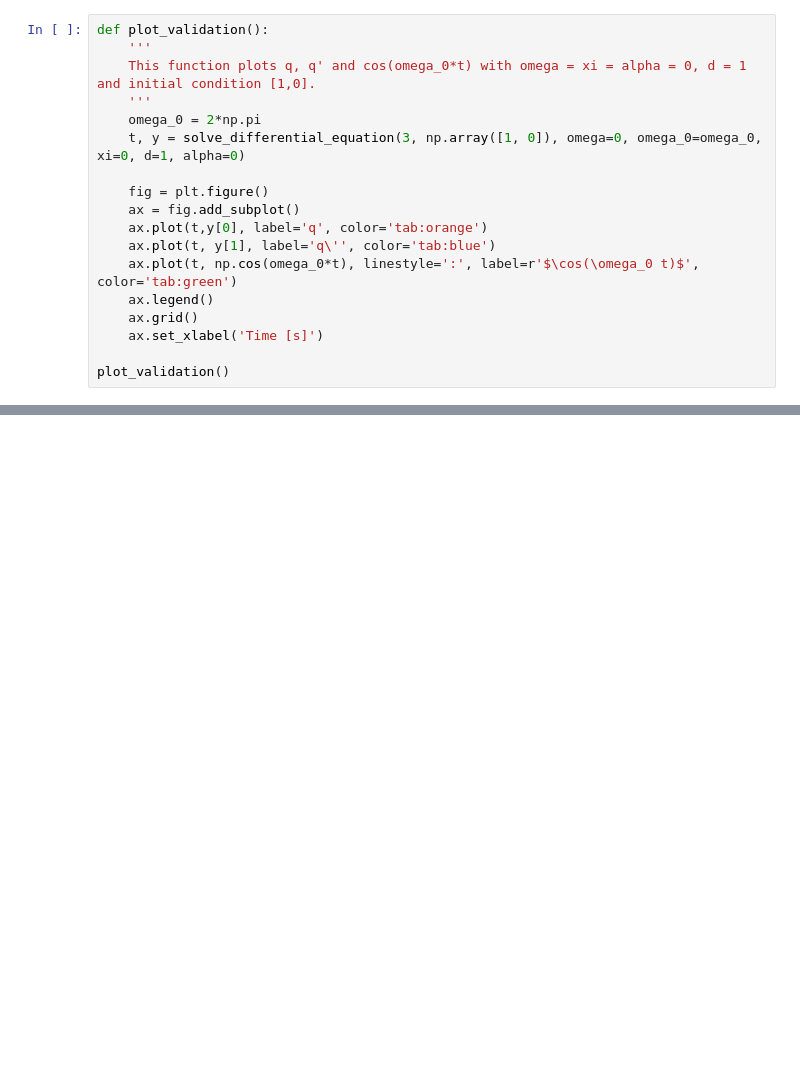
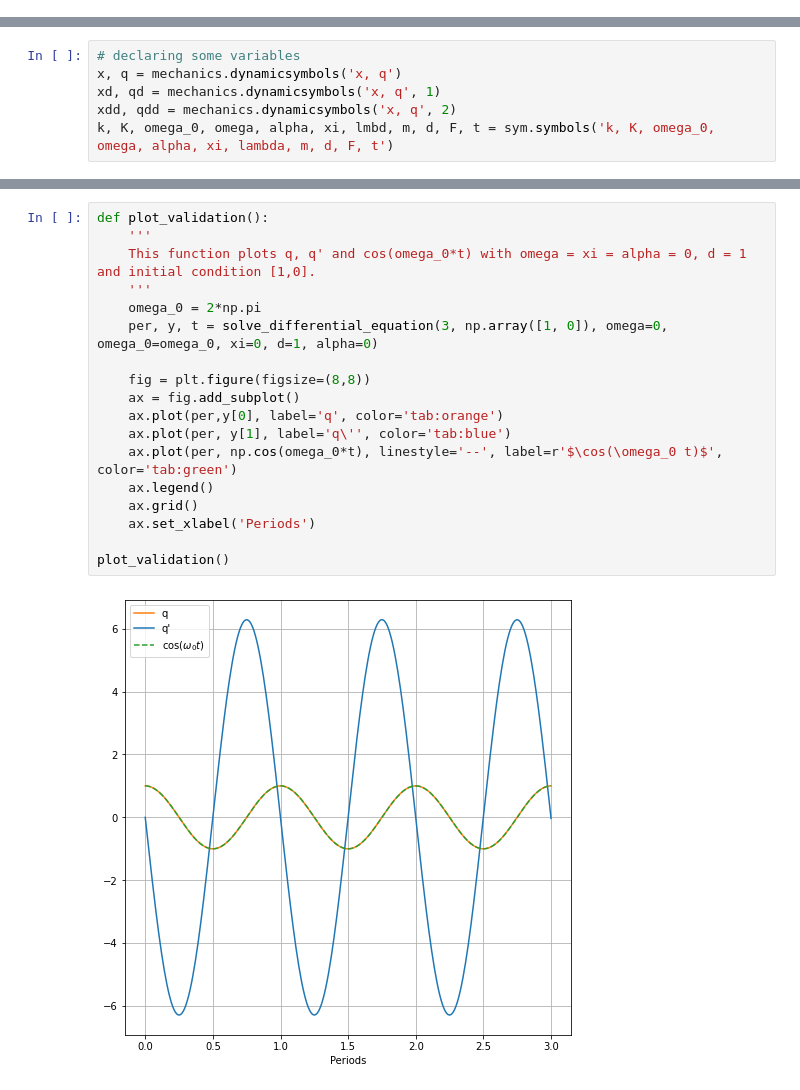
Before and after one commit to nicmontalti/CMST, a Jupyter notebook: p2/Project_2.2_S4947231.ipynb, the cells around one changed output, grey strips where cells are left out. Cells and saved outputs as stored; diff of their text form; blank space fills up the shorter version.

```diff
--- a/p2/Project_2.2_S4947231.ipynb
+++ b/p2/Project_2.2_S4947231.ipynb
@@ -121,18 +0,0 @@ which is the equation of an harmonic oscillator. We know that for the initial co
-# %%
-def plot_validation():
-    '''
-    This function plots q, q' and cos(omega_0*t) with omega = xi = alpha = 0, d = 1 and initial condition [1,0].
-    '''
-    omega_0 = 2*np.pi
-    t, y = solve_differential_equation(3, np.array([1, 0]), omega=0, omega_0=omega_0, xi=0, d=1, alpha=0)
-
-    fig = plt.figure()
-    ax = fig.add_subplot()
-    ax.plot(t,y[0], label='q', color='tab:orange')
-    ax.plot(t, y[1], label='q\'', color='tab:blue')
-    ax.plot(t, np.cos(omega_0*t), linestyle=':', label=r'$\cos(\omega_0 t)$', color='tab:green')
-    ax.legend()
-    ax.grid()
-    ax.set_xlabel('Time [s]')
-
-plot_validation()
@@ -346,0 +34,6 @@ interactive(children=(FloatSlider(value=2.0, description='Omega', max=3.0, min=0
+# %%
+# declaring some variables
+x, q = mechanics.dynamicsymbols('x, q')
+xd, qd = mechanics.dynamicsymbols('x, q', 1)
+xdd, qdd = mechanics.dynamicsymbols('x, q', 2)
+k, K, omega_0, omega, alpha, xi, lmbd, m, d, F, t = sym.symbols('k, K, omega_0, omega, alpha, xi, lambda, m, d, F, t')
@@ -346,0 +176,20 @@ interactive(children=(FloatSlider(value=2.0, description='Omega', max=3.0, min=0
+# %%
+def plot_validation():
+    '''
+    This function plots q, q' and cos(omega_0*t) with omega = xi = alpha = 0, d = 1 and initial condition [1,0].
+    '''
+    omega_0 = 2*np.pi
+    per, y, t = solve_differential_equation(3, np.array([1, 0]), omega=0, omega_0=omega_0, xi=0, d=1, alpha=0)
+
+    fig = plt.figure(figsize=(8,8))
+    ax = fig.add_subplot()
+    ax.plot(per,y[0], label='q', color='tab:orange')
+    ax.plot(per, y[1], label='q\'', color='tab:blue')
+    ax.plot(per, np.cos(omega_0*t), linestyle='--', label=r'$\cos(\omega_0 t)$', color='tab:green')
+    ax.legend()
+    ax.grid()
+    ax.set_xlabel('Periods')
+
+plot_validation()
+# %% [output]
+[figure, added]
```
Also changed, not shown: parts of 51 cells of this notebook.
